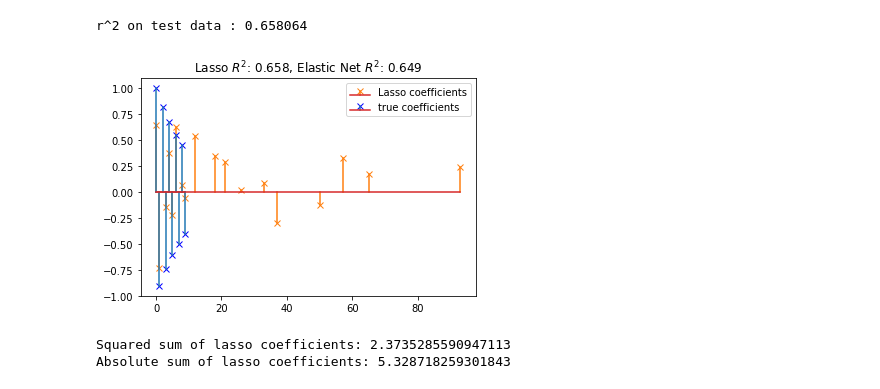
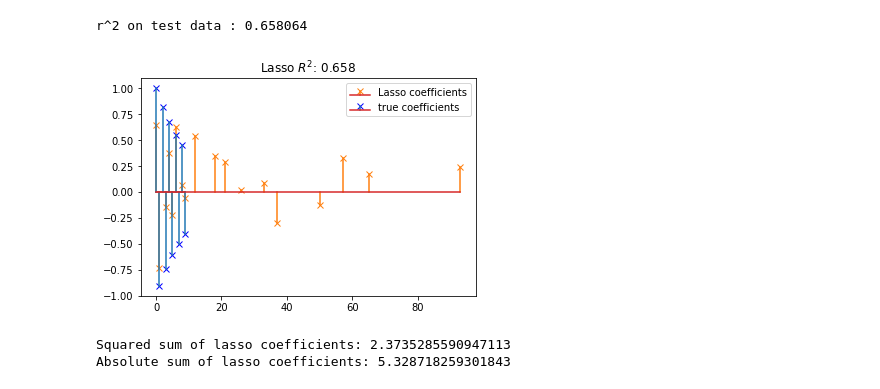
Before and after one commit to morkapronczay/rajk-ml, a Jupyter notebook: consultation-1/2-RegularizedRegression.ipynb, the cells around one changed output. Cells and saved outputs as stored; diff of their text form; code cells hidden in the pictures.

```diff
--- a/consultation-1/2-RegularizedRegression.ipynb
+++ b/consultation-1/2-RegularizedRegression.ipynb
@@ -116,16 +116,16 @@ r^2 on test data : 0.658064
 # %%
 m, s, _ = plt.stem(np.where(lasso.coef_)[0], lasso.coef_[lasso.coef_ != 0],
                    markerfmt='x', label='Lasso coefficients')
 plt.setp([m, s], color='#ff7f0e')
 plt.stem(np.where(coef)[0], coef[coef != 0], label='true coefficients',
          markerfmt='bx')
 
 plt.legend(loc='best')
-plt.title("Lasso $R^2$: %.3f, Elastic Net $R^2$: %.3f"
-          % (r2_score_lasso, r2_score_enet))
+plt.title("Lasso $R^2$: %.3f"
+          % r2_score_lasso)
 plt.show()
 # %% [output]
-[figure, old version]
+[figure, new version]
 # %%
 # squared & absolute sum of coefficients
 print(f'Squared sum of lasso coefficients: {(lasso.coef_ ** 2) .sum()}')
```
Also changed, not shown: 11 other files.
